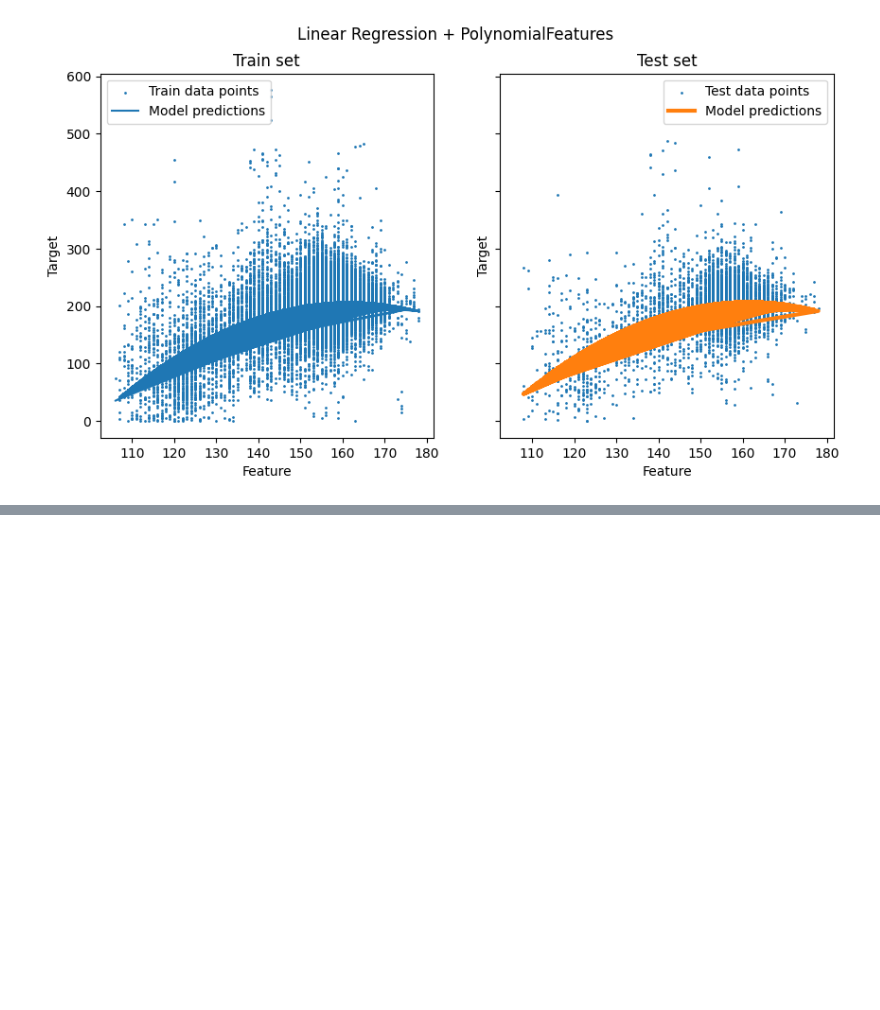
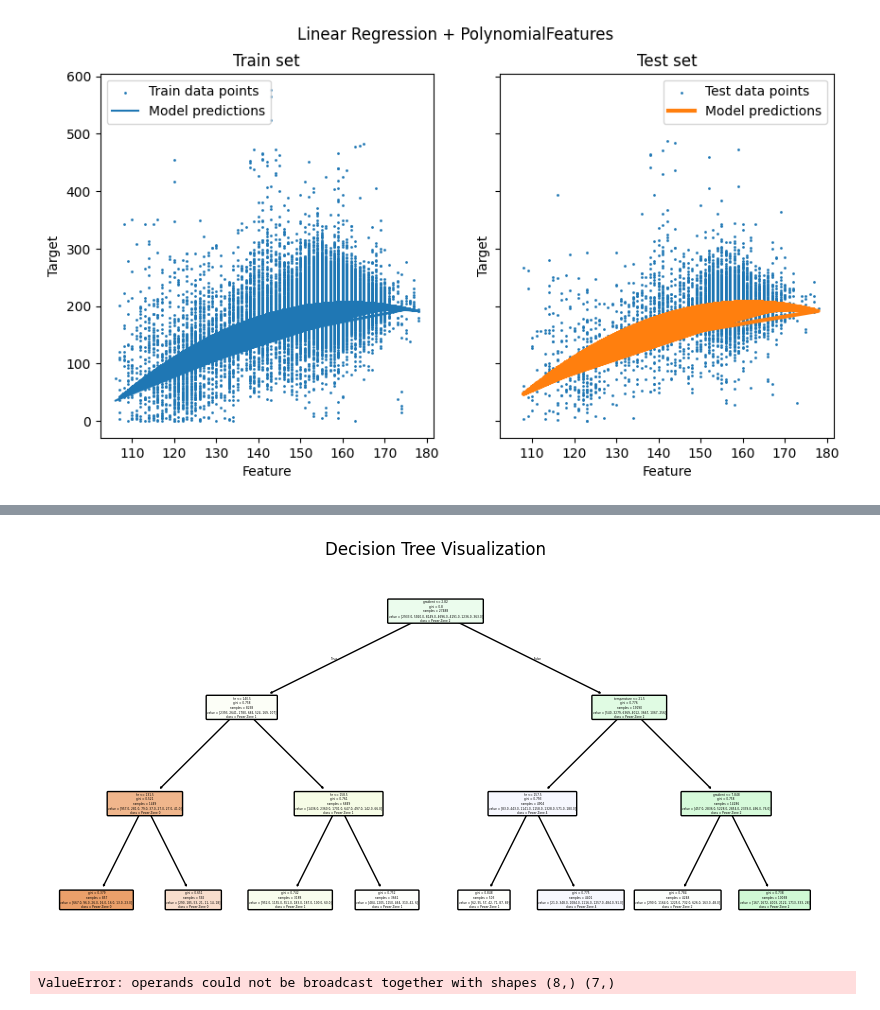
Before and after one commit to KevinMayfield/phr-data-analysis, a Jupyter notebook: strava.ipynb, the cells around one changed output, grey strips where cells are left out. Saved outputs shown, nothing was run; the diff lists cells and outputs as text; code cells hidden in the pictures; blank space fills up the shorter version.

Commit message:
Decision Tree mk1

```diff
--- a/strava.ipynb
+++ b/strava.ipynb
@@ -285,0 +345,46 @@ Coefficient of determination: 0.23
+# %%
+from sklearn.tree import DecisionTreeClassifier
+from sklearn.preprocessing import LabelEncoder
+import matplotlib.pyplot as plt
+from sklearn.tree import plot_tree
+
+X = stravas[1].copy()
+X = X.drop(['power_zone'], axis=1)
+X = X.drop(['power'], axis=1)
+Y = stravas[1].power_zone
+
+le = LabelEncoder()
+Y_encoded = le.fit_transform(Y)
+
+# First, handle the missing values
+# Option 1: Fill NaN with median values
+X = X.fillna(X.median())
+
+dt = DecisionTreeClassifier(max_depth=3)
+dt.fit(X,Y_encoded)
+
+
+# Assuming you have your decision tree model 'dt', and data X, Y
+plt.figure(figsize=(10,5))
+plot_tree(dt, feature_names=X.columns,
+          class_names=['Power Zone 0', 'Power Zone 1', 'Power Zone 2', 'Power Zone 3', 'Power Zone 4','Power Zone 5','Power Zone 6', 'Power Zone 7'],
+
+          filled=True, rounded=True)
+plt.title("Decision Tree Visualization")
+plt.show()
+# %% [output]
+[figure, added]
+# %%
+import dtreeviz
+
+X = X.astype(float)
+
+viz_model = dtreeviz.model(dt,
+                           X_train=X, y_train=Y_encoded,
+                           feature_names=X.columns,
+                           target_name='Power',
+                           class_names=['Power Zone 0', 'Power Zone 1', 'Power Zone 2', 'Power Zone 3', 'Power Zone 4','Power Zone 5','Power Zone 6', 'Power Zone 7'],)
+
+viz_model.view()
+# %% [output]
+ValueError: operands could not be broadcast together with shapes (8,) (7,)
```
Also changed, not shown: parts of 4 cells of this notebook.
